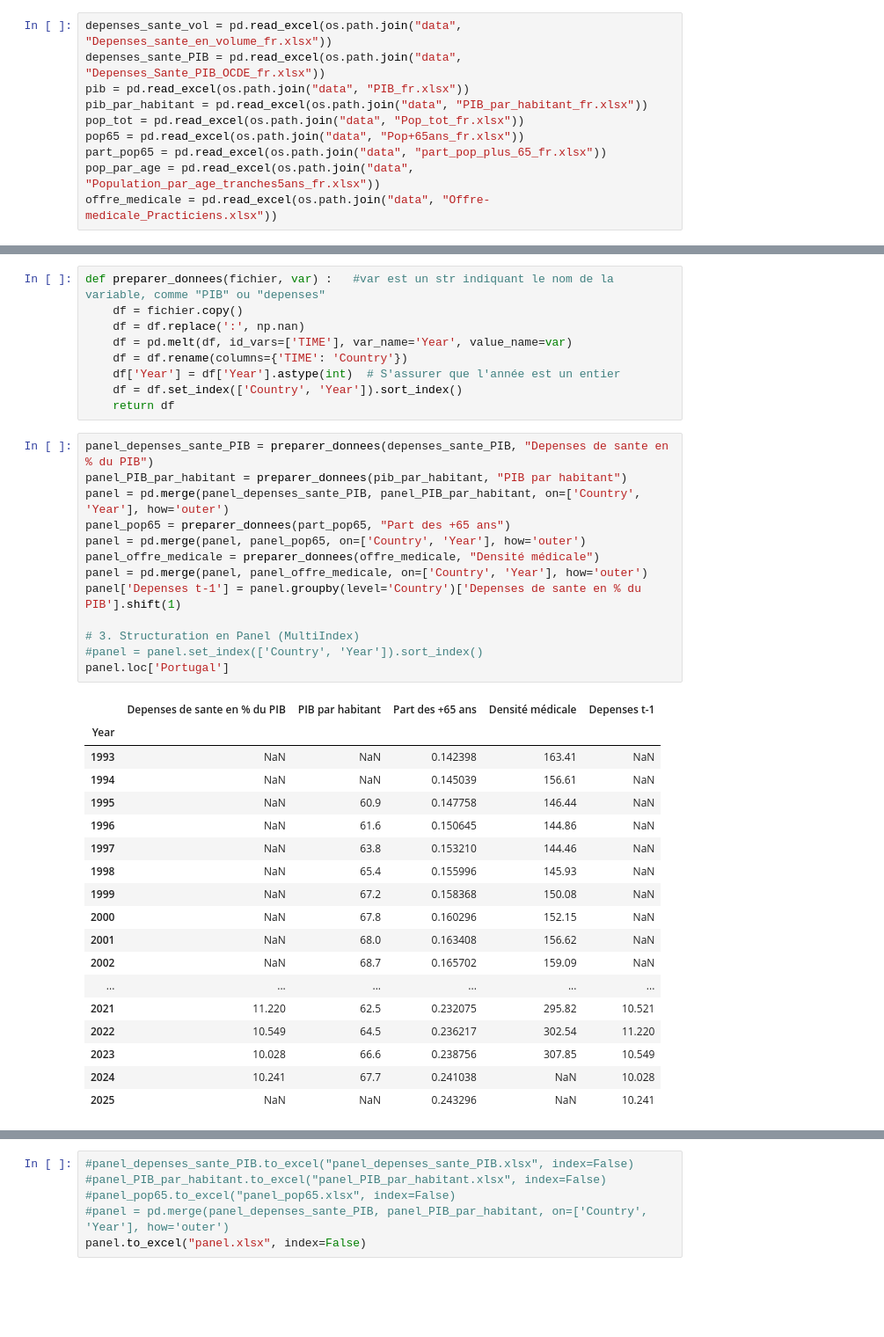
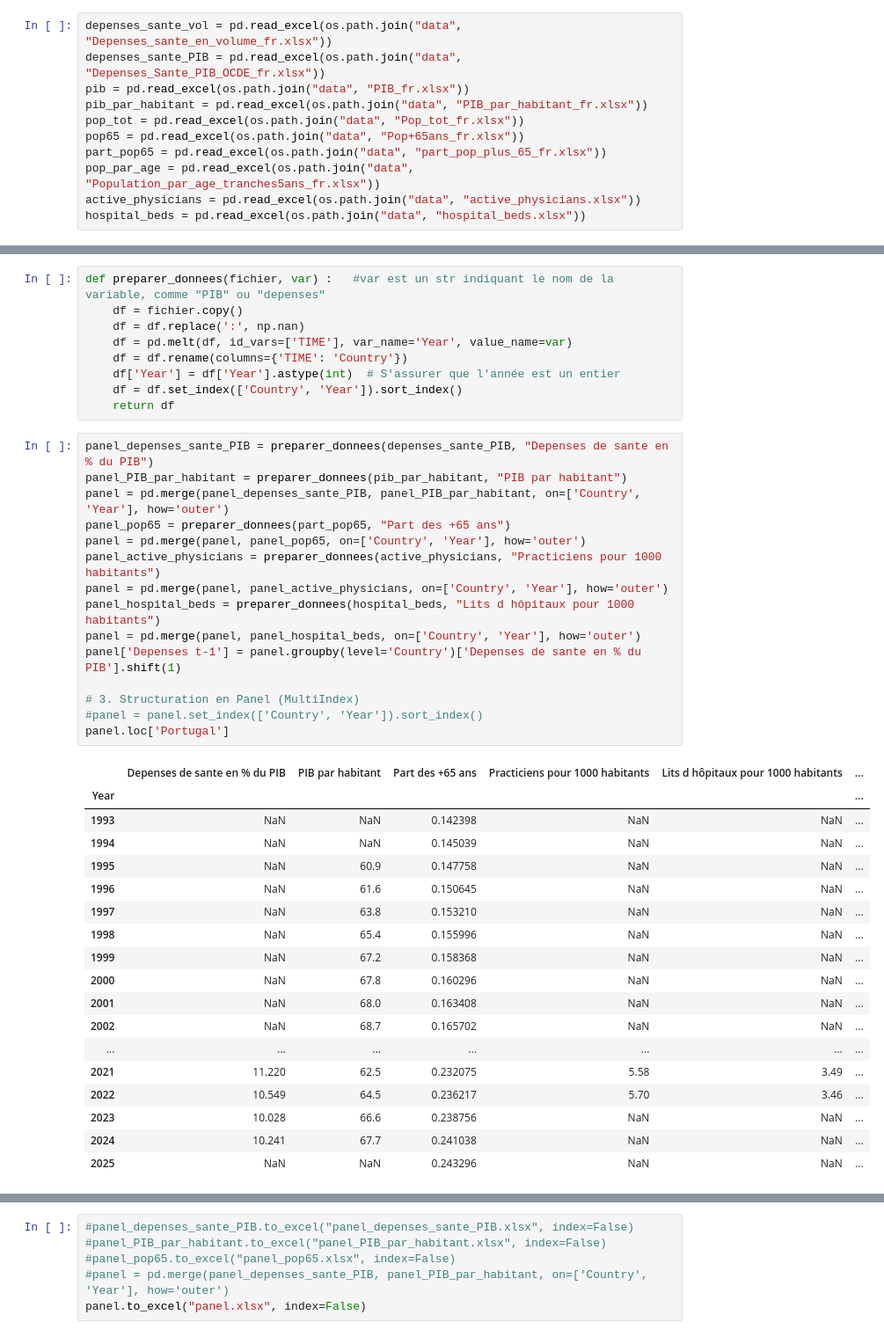
Before and after one commit to celineferbach/PESSD, a Jupyter notebook: main.ipynb, the cells around one changed output, grey strips where cells are left out. Shown at 88% size. Cells and saved outputs as stored; diff of their text form; blank space fills up the shorter version.

```diff
--- a/main.ipynb
+++ b/main.ipynb
@@ -61,5 +61,6 @@ pop_tot = pd.read_excel(os.path.join("data", "Pop_tot_fr.xlsx"))
 pop65 = pd.read_excel(os.path.join("data", "Pop+65ans_fr.xlsx"))
 part_pop65 = pd.read_excel(os.path.join("data", "part_pop_plus_65_fr.xlsx"))
 pop_par_age = pd.read_excel(os.path.join("data", "Population_par_age_tranches5ans_fr.xlsx"))
-offre_medicale = pd.read_excel(os.path.join("data", "Offre-medicale_Practiciens.xlsx"))
+active_physicians = pd.read_excel(os.path.join("data", "active_physicians.xlsx"))
+hospital_beds = pd.read_excel(os.path.join("data", "hospital_beds.xlsx"))
 # %%
@@ -120,35 +120,37 @@ def preparer_donnees(fichier, var) :   #var est un str indiquant le nom de la va
 # %%
 panel_depenses_sante_PIB = preparer_donnees(depenses_sante_PIB, "Depenses de sante en % du PIB")
 panel_PIB_par_habitant = preparer_donnees(pib_par_habitant, "PIB par habitant")
 panel = pd.merge(panel_depenses_sante_PIB, panel_PIB_par_habitant, on=['Country', 'Year'], how='outer')
 panel_pop65 = preparer_donnees(part_pop65, "Part des +65 ans")
 panel = pd.merge(panel, panel_pop65, on=['Country', 'Year'], how='outer')
-panel_offre_medicale = preparer_donnees(offre_medicale, "Densité médicale")
-panel = pd.merge(panel, panel_offre_medicale, on=['Country', 'Year'], how='outer')
+panel_active_physicians = preparer_donnees(active_physicians, "Practiciens pour 1000 habitants")
+panel = pd.merge(panel, panel_active_physicians, on=['Country', 'Year'], how='outer')
+panel_hospital_beds = preparer_donnees(hospital_beds, "Lits d hôpitaux pour 1000 habitants")
+panel = pd.merge(panel, panel_hospital_beds, on=['Country', 'Year'], how='outer')
 panel['Depenses t-1'] = panel.groupby(level='Country')['Depenses de sante en % du PIB'].shift(1)
 
 # 3. Structuration en Panel (MultiIndex)
 #panel = panel.set_index(['Country', 'Year']).sort_index()
 panel.loc['Portugal']
 # %% [output]
-|  | Depenses de sante en % du PIB | PIB par habitant | Part des +65 ans | Densité médicale | Depenses t-1 |
-| Year |  |  |  |  |  |
-| 1993 | NaN | NaN | 0.142398 | 163.41 | NaN |
-| 1994 | NaN | NaN | 0.145039 | 156.61 | NaN |
-| 1995 | NaN | 60.9 | 0.147758 | 146.44 | NaN |
-| 1996 | NaN | 61.6 | 0.150645 | 144.86 | NaN |
-| 1997 | NaN | 63.8 | 0.153210 | 144.46 | NaN |
-| 1998 | NaN | 65.4 | 0.155996 | 145.93 | NaN |
-| 1999 | NaN | 67.2 | 0.158368 | 150.08 | NaN |
-| 2000 | NaN | 67.8 | 0.160296 | 152.15 | NaN |
-| 2001 | NaN | 68.0 | 0.163408 | 156.62 | NaN |
-| 2002 | NaN | 68.7 | 0.165702 | 159.09 | NaN |
-| ... | ... | ... | ... | ... | ... |
-| 2021 | 11.220 | 62.5 | 0.232075 | 295.82 | 10.521 |
-| 2022 | 10.549 | 64.5 | 0.236217 | 302.54 | 11.220 |
-| 2023 | 10.028 | 66.6 | 0.238756 | 307.85 | 10.549 |
-| 2024 | 10.241 | 67.7 | 0.241038 | NaN | 10.028 |
-| 2025 | NaN | NaN | 0.243296 | NaN | 10.241 |
+|  | Depenses de sante en % du PIB | PIB par habitant | Part des +65 ans | Practiciens pour 1000 habitants | Lits d hôpitaux pour 1000 habitants | ... |
+| Year |  |  |  |  |  | ... |
+| 1993 | NaN | NaN | 0.142398 | NaN | NaN | ... |
+| 1994 | NaN | NaN | 0.145039 | NaN | NaN | ... |
+| 1995 | NaN | 60.9 | 0.147758 | NaN | NaN | ... |
+| 1996 | NaN | 61.6 | 0.150645 | NaN | NaN | ... |
+| 1997 | NaN | 63.8 | 0.153210 | NaN | NaN | ... |
+| 1998 | NaN | 65.4 | 0.155996 | NaN | NaN | ... |
+| 1999 | NaN | 67.2 | 0.158368 | NaN | NaN | ... |
+| 2000 | NaN | 67.8 | 0.160296 | NaN | NaN | ... |
+| 2001 | NaN | 68.0 | 0.163408 | NaN | NaN | ... |
+| 2002 | NaN | 68.7 | 0.165702 | NaN | NaN | ... |
+| ... | ... | ... | ... | ... | ... | ... |
+| 2021 | 11.220 | 62.5 | 0.232075 | 5.58 | 3.49 | ... |
+| 2022 | 10.549 | 64.5 | 0.236217 | 5.70 | 3.46 | ... |
+| 2023 | 10.028 | 66.6 | 0.238756 | NaN | NaN | ... |
+| 2024 | 10.241 | 67.7 | 0.241038 | NaN | NaN | ... |
+| 2025 | NaN | NaN | 0.243296 | NaN | NaN | ... |
 # %%
 annees_a_supprimer = [1993, 1994, 1995, 1996, 1997, 1998, 1999, 2000, 2001, 2002, 2003, 2004, 2024, 2025]
 panel = panel.drop(annees_a_supprimer, level='Year')
```
Also changed, not shown: parts of 6 cells of this notebook, 5 other files.
